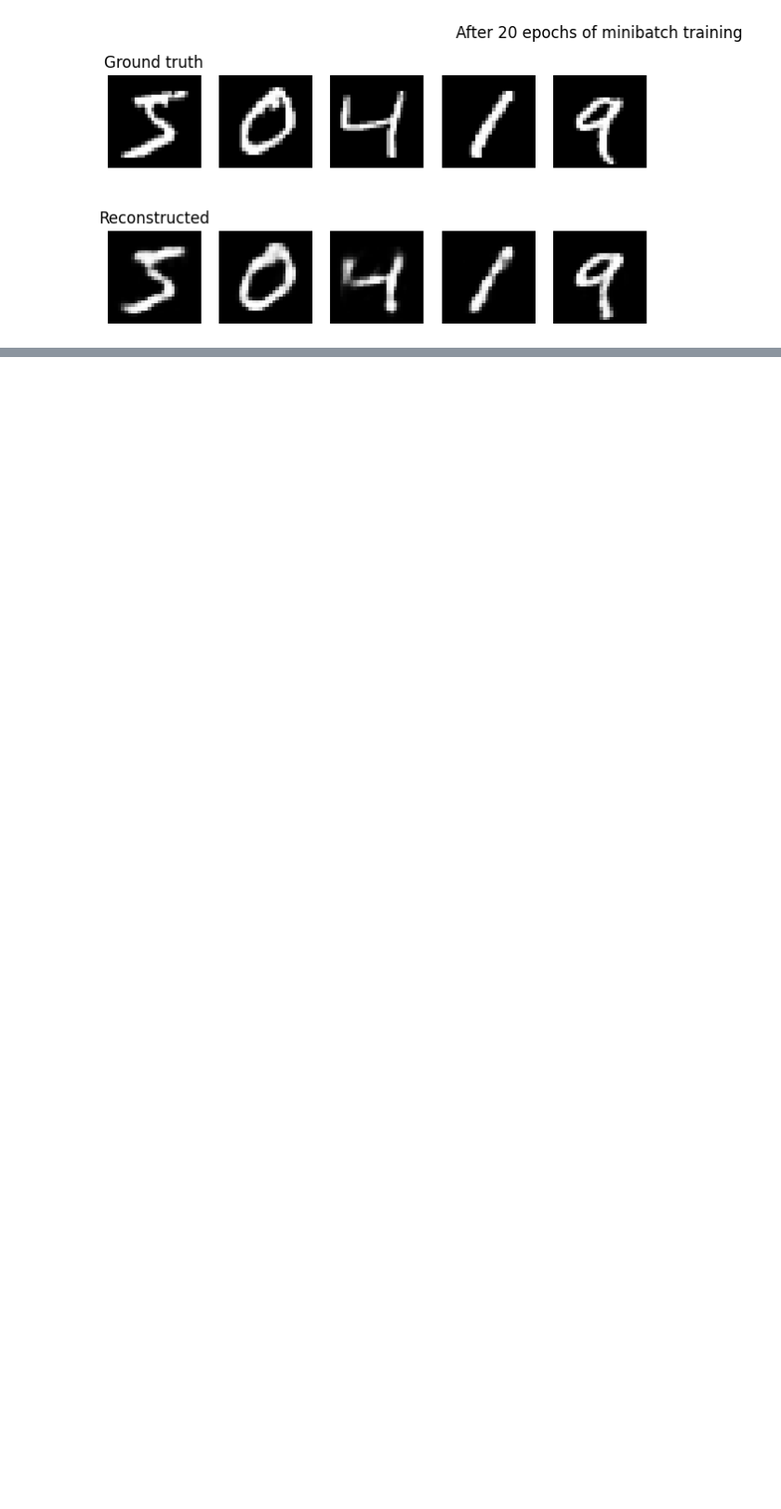
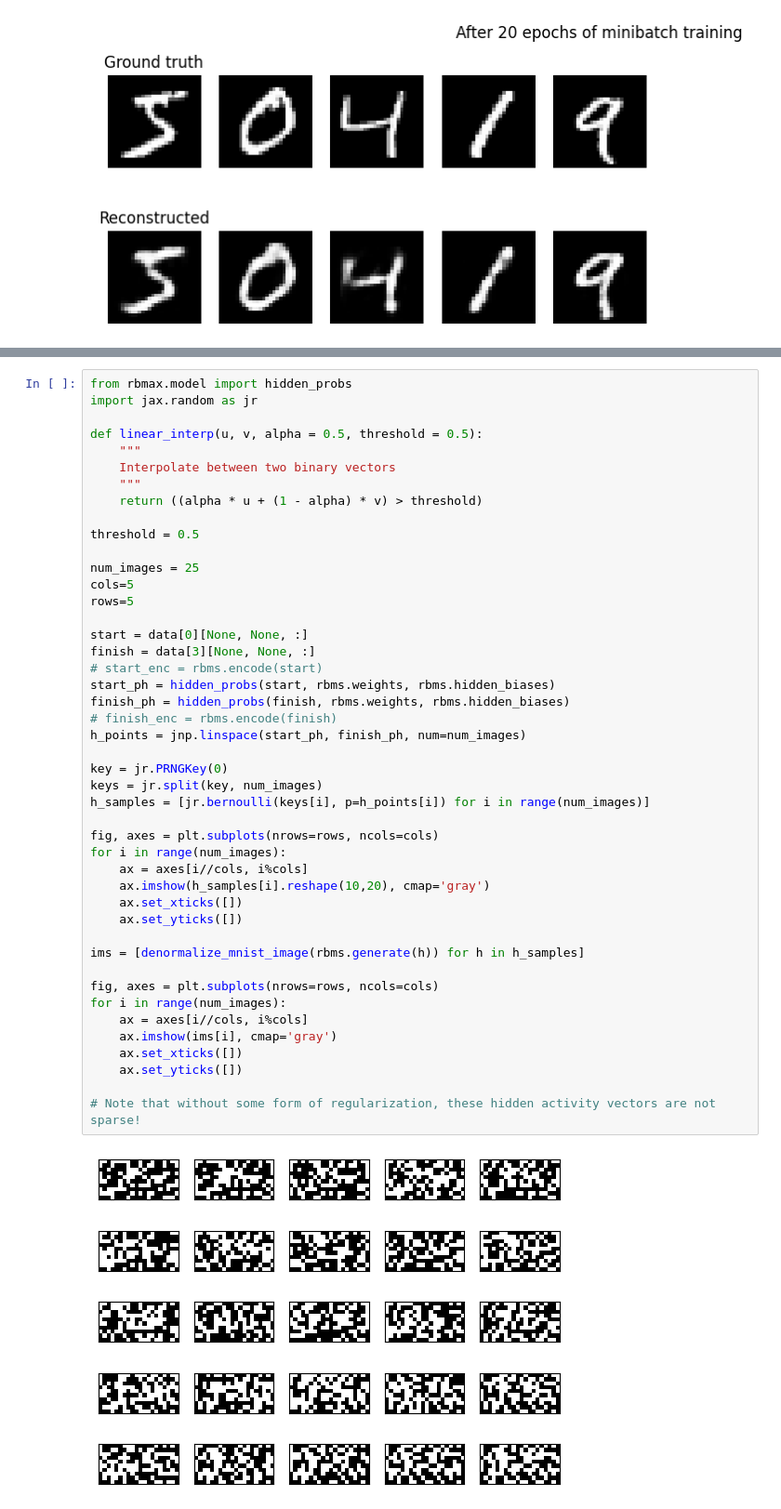
Before and after one commit to exilefaker/rbmax, a Jupyter notebook: examples/rbm_ensemble.ipynb, the cells around one changed output, grey strips where cells are left out. Shown at 93% size. Drawn from its saved outputs; the diff is of its cells as text; blank space fills up the shorter version.

Commit message:
Add interpolation study

```diff
--- a/examples/rbm_ensemble.ipynb
+++ b/examples/rbm_ensemble.ipynb
@@ -103,0 +108,47 @@ display_images(data[:5], recon_20_epochs, title="After 20 epochs of minibatch tr
+# %%
+from rbmax.model import hidden_probs
+import jax.random as jr
+
+def linear_interp(u, v, alpha = 0.5, threshold = 0.5):
+    """
+    Interpolate between two binary vectors
+    """
+    return ((alpha * u + (1 - alpha) * v) > threshold)
+
+threshold = 0.5
+
+num_images = 25
+cols=5
+rows=5
+
+start = data[0][None, None, :]
+finish = data[3][None, None, :]
+# start_enc = rbms.encode(start)
+start_ph = hidden_probs(start, rbms.weights, rbms.hidden_biases)
+finish_ph = hidden_probs(finish, rbms.weights, rbms.hidden_biases)
+# finish_enc = rbms.encode(finish)
+h_points = jnp.linspace(start_ph, finish_ph, num=num_images)
+
+key = jr.PRNGKey(0)
+keys = jr.split(key, num_images)
+h_samples = [jr.bernoulli(keys[i], p=h_points[i]) for i in range(num_images)]
+
+fig, axes = plt.subplots(nrows=rows, ncols=cols)
+for i in range(num_images):
+    ax = axes[i//cols, i%cols]
+    ax.imshow(h_samples[i].reshape(10,20), cmap='gray')
+    ax.set_xticks([])
+    ax.set_yticks([])
+
+ims = [denormalize_mnist_image(rbms.generate(h)) for h in h_samples]
+
+fig, axes = plt.subplots(nrows=rows, ncols=cols)
+for i in range(num_images):
+    ax = axes[i//cols, i%cols]
+    ax.imshow(ims[i], cmap='gray')
+    ax.set_xticks([])
+    ax.set_yticks([])
+
+# Note that without some form of regularization, these hidden activity vectors are not sparse!
+# %% [output]
+[figure, added]
```
Also changed, not shown: parts of 2 cells of this notebook.
